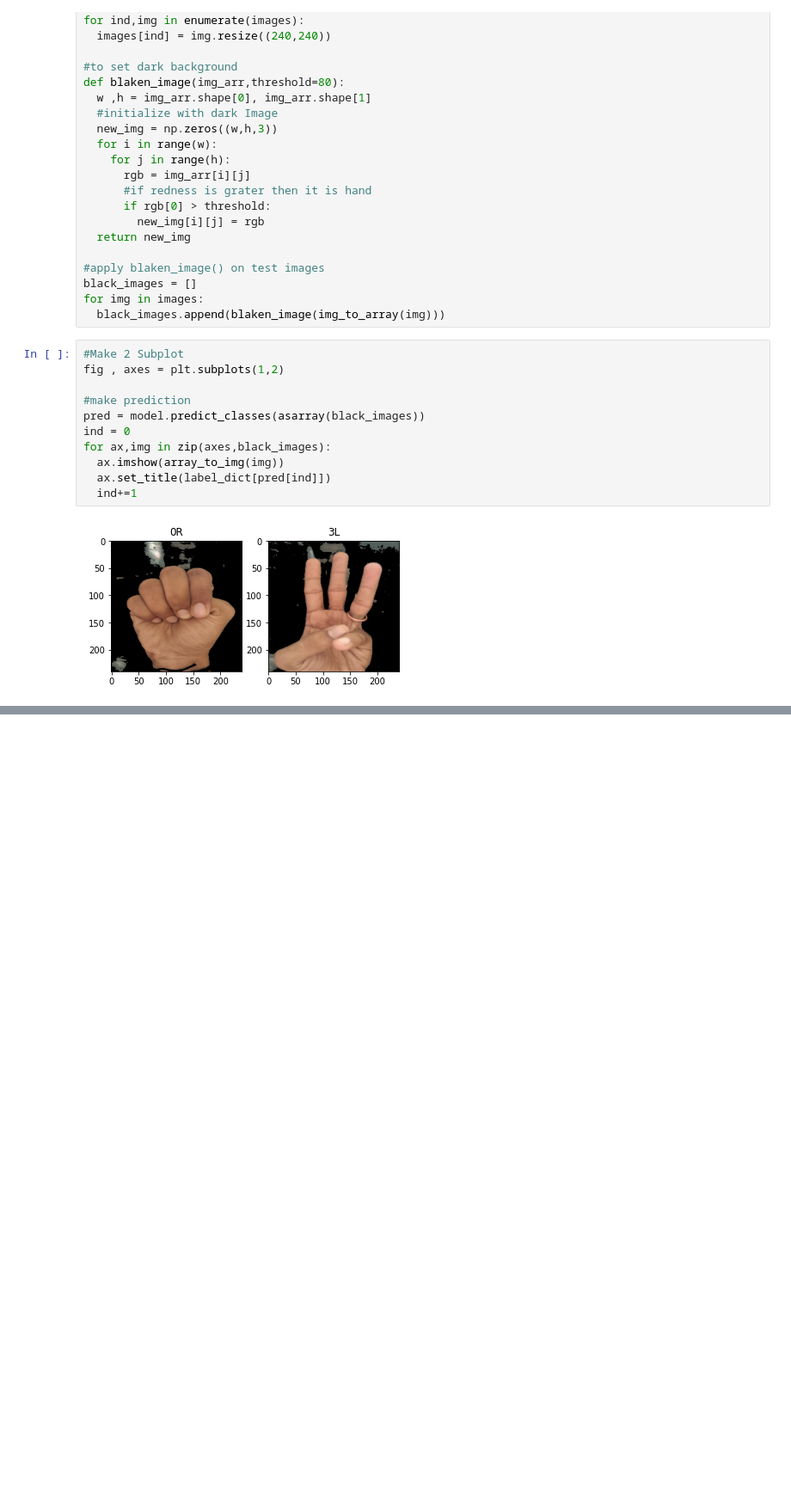
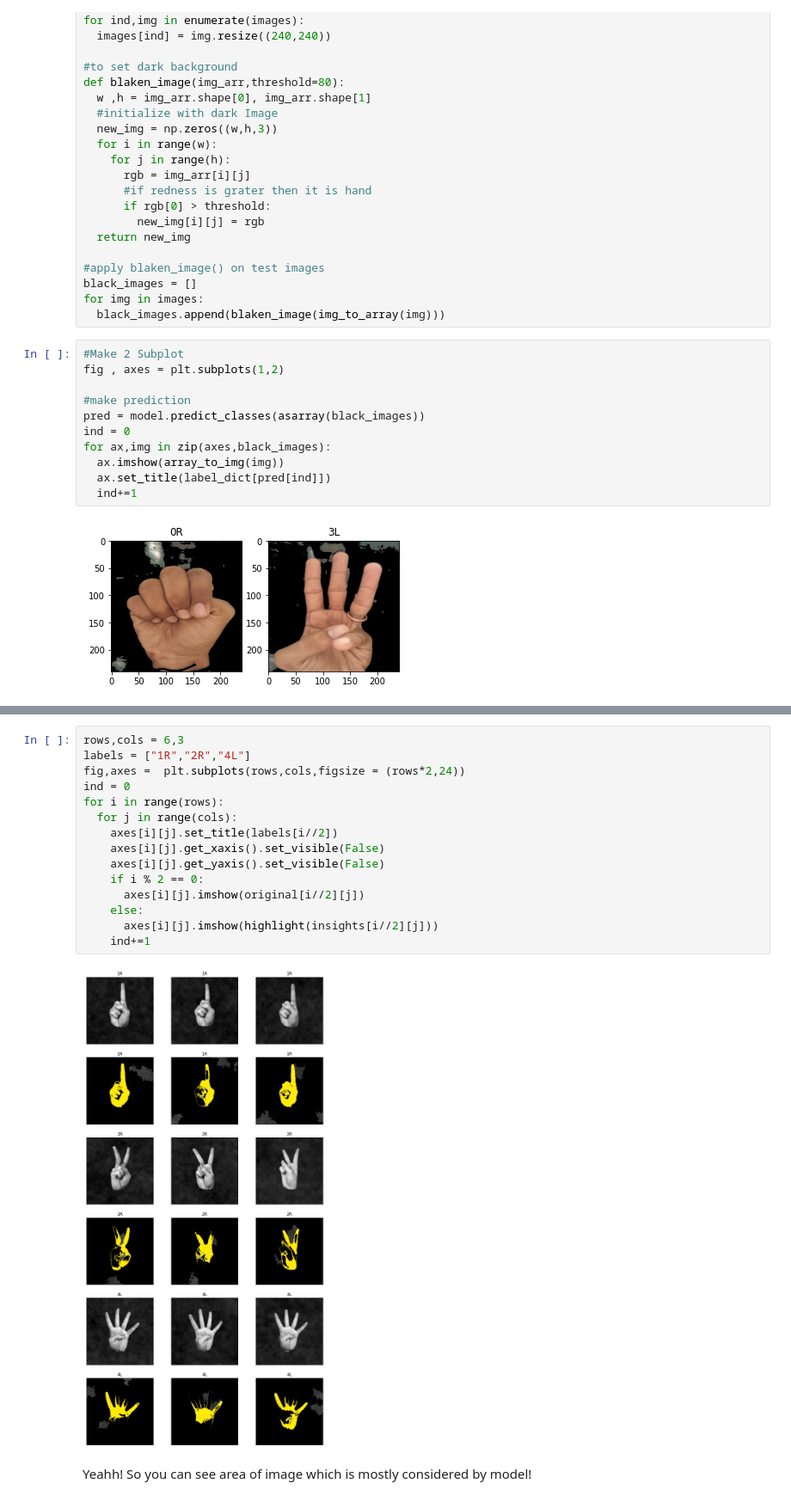
Before and after one commit to karm-patel/Blogs, a Jupyter notebook: _notebooks/2021-04-11-Fingers-Count-using-ResNet.ipynb, the cells around one changed output, grey strips where cells are left out. Shown: that part at 86% size. Cells and saved outputs as stored; diff of their text form; blank space fills up the shorter version.

```diff
--- a/_notebooks/2021-04-11-Fingers-Count-using-ResNet.ipynb
+++ b/_notebooks/2021-04-11-Fingers-Count-using-ResNet.ipynb
@@ -352,0 +498,19 @@ for ax,img in zip(axes,black_images):
+# %%
+rows,cols = 6,3
+labels = ["1R","2R","4L"]
+fig,axes =  plt.subplots(rows,cols,figsize = (rows*2,24))
+ind = 0
+for i in range(rows):
+  for j in range(cols):
+    axes[i][j].set_title(labels[i//2])
+    axes[i][j].get_xaxis().set_visible(False)
+    axes[i][j].get_yaxis().set_visible(False)
+    if i % 2 == 0:
+      axes[i][j].imshow(original[i//2][j])
+    else:
+      axes[i][j].imshow(highlight(insights[i//2][j]))
+    ind+=1
+# %% [output]
+[figure, added]
+# %% [markdown]
+Yeahh! So you can see area of image which is mostly considered by model!
```
Also changed, not shown: parts of 10 cells of this notebook.
